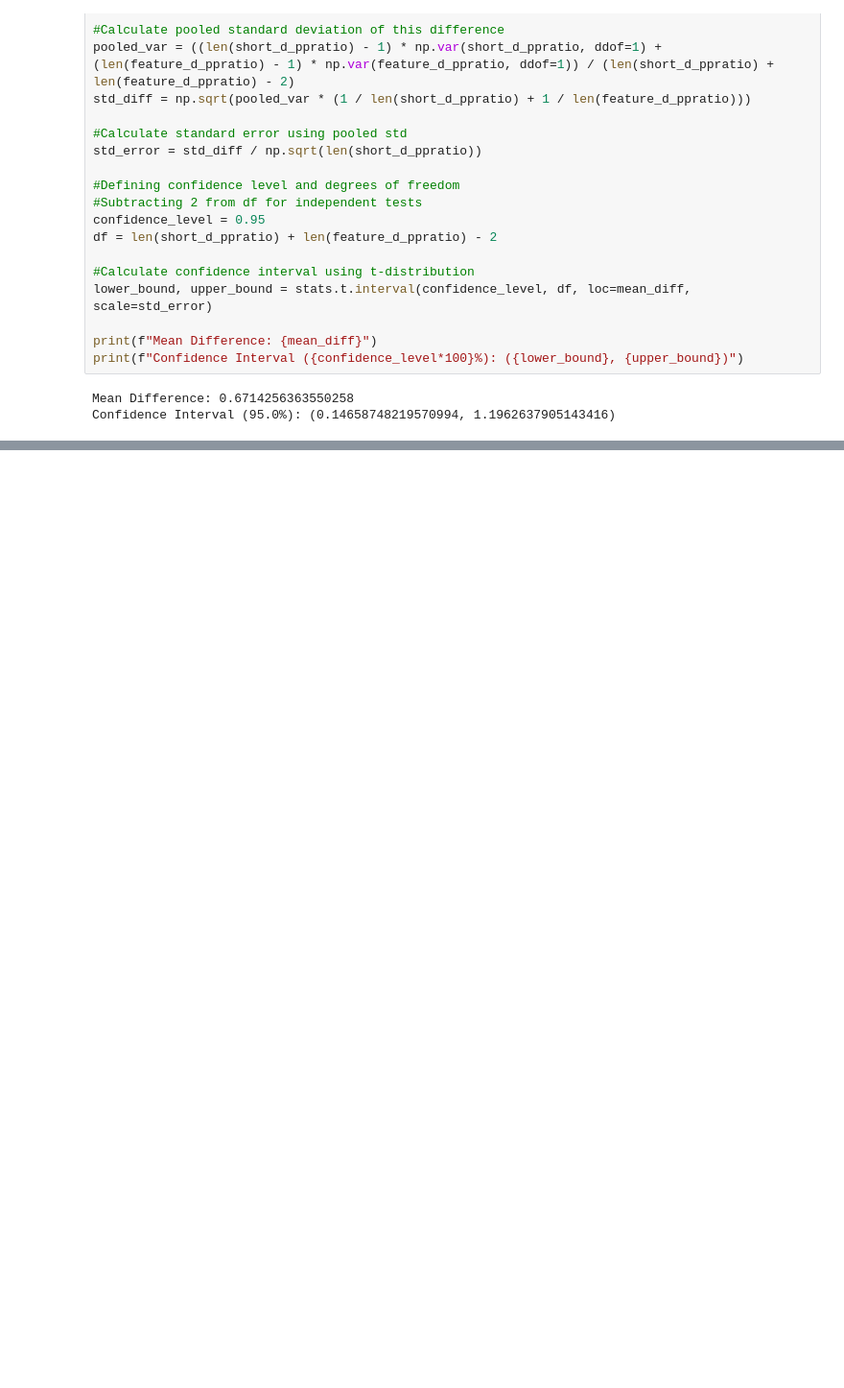
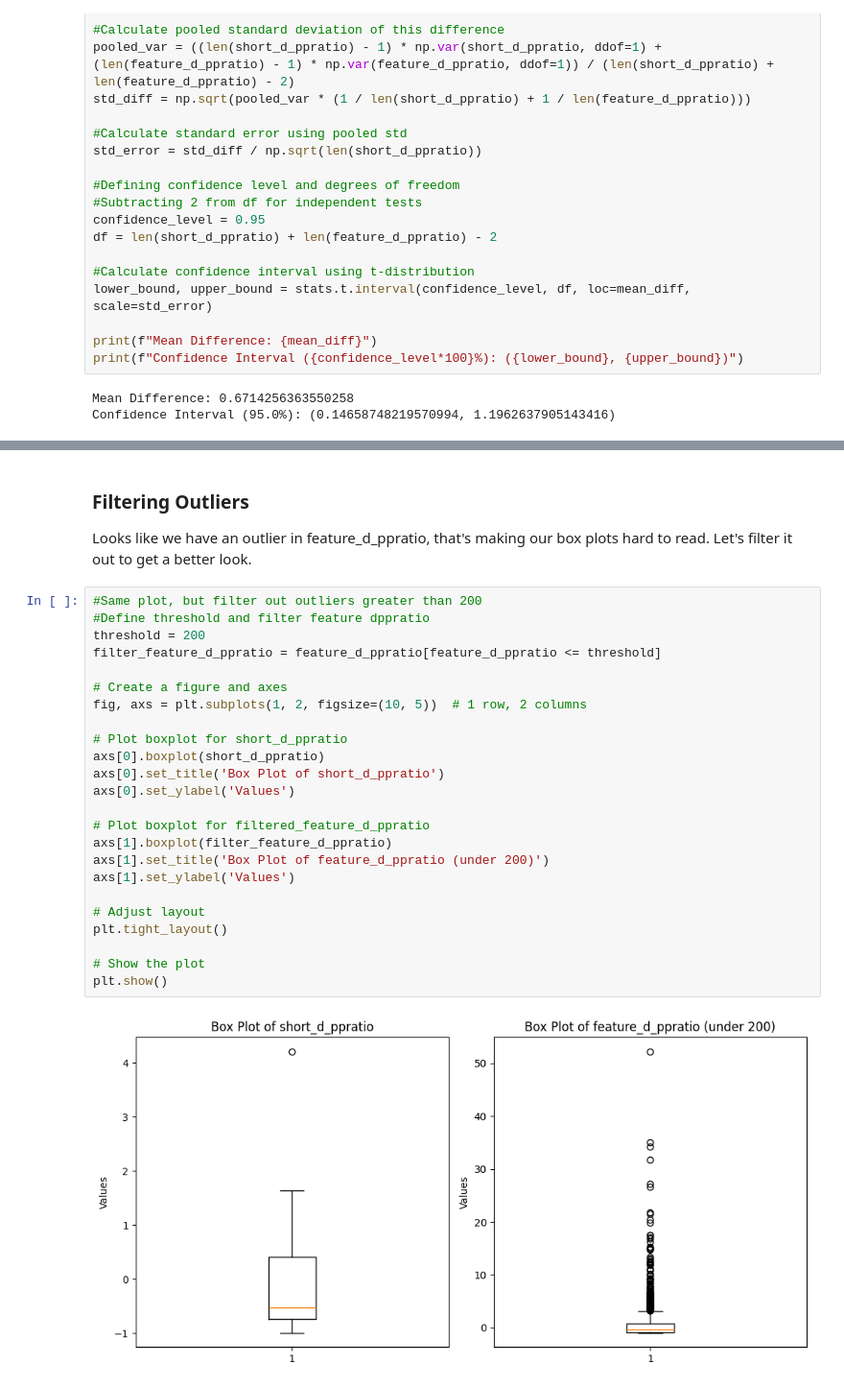
Before and after one commit to emmascotson/Movie-Data-Analysis, a Jupyter notebook: notebooks/exploratory.ipynb, the cells around one changed output, grey strips where cells are left out. Shown at 96% size. Drawn from its saved outputs; the diff is of its cells as text; blank space fills up the shorter version.

```diff
--- a/notebooks/exploratory.ipynb
+++ b/notebooks/exploratory.ipynb
@@ -2730,0 +2775,29 @@ The findings of this test suggest that there is a **95% chance the mean of featu
+# %% [markdown]
+### Filtering Outliers
+Looks like we have an outlier in feature_d_ppratio, that's making our box plots hard to read. Let's filter it out to get a better look.
+# %%
+#Same plot, but filter out outliers greater than 200
+#Define threshold and filter feature dppratio
+threshold = 200
+filter_feature_d_ppratio = feature_d_ppratio[feature_d_ppratio <= threshold]
+
+# Create a figure and axes
+fig, axs = plt.subplots(1, 2, figsize=(10, 5))  # 1 row, 2 columns
+
+# Plot boxplot for short_d_ppratio
+axs[0].boxplot(short_d_ppratio)
+axs[0].set_title('Box Plot of short_d_ppratio')
+axs[0].set_ylabel('Values')
+
+# Plot boxplot for filtered_feature_d_ppratio
+axs[1].boxplot(filter_feature_d_ppratio)
+axs[1].set_title('Box Plot of feature_d_ppratio (under 200)')
+axs[1].set_ylabel('Values')
+
+# Adjust layout
+plt.tight_layout()
+
+# Show the plot
+plt.show()
+# %% [output]
+[figure, added]
```
Also changed, not shown: parts of 49 cells of this notebook.
